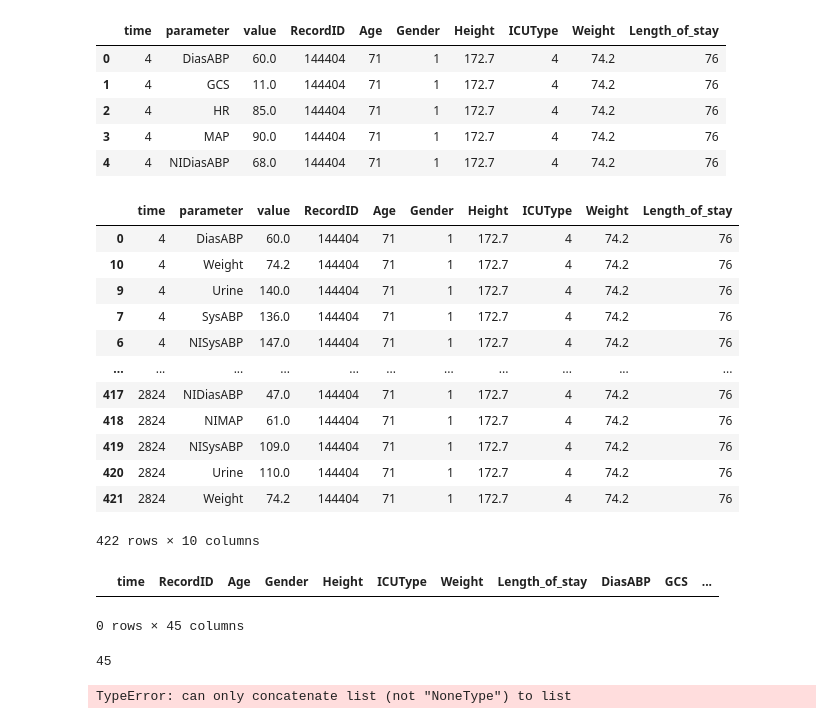
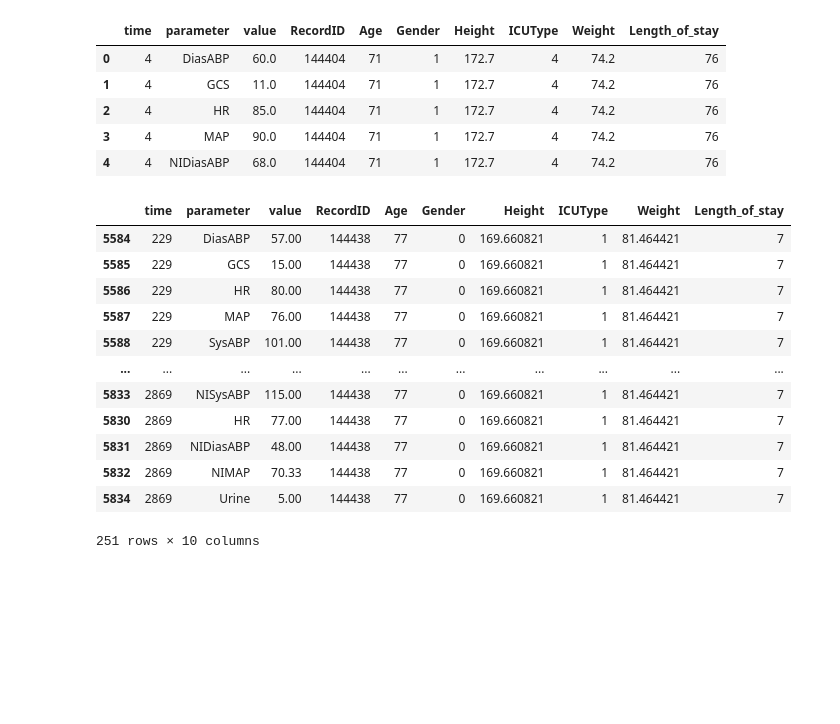
Before and after one commit to shashankvmaiya/ICU-Length-Of-Stay-Estimation, a Jupyter notebook: los_prediction.ipynb, the cells around one changed output. Cells and saved outputs as stored; diff of their text form; code cells hidden in the pictures; blank space fills up the shorter version.

```diff
--- a/los_prediction.ipynb
+++ b/los_prediction.ipynb
@@ -357,21 +357,21 @@ df2.head()
 | 3 | 4 | MAP | 90.0 | 144404 | 71 | 1 | 172.7 | 4 | 74.2 | 76 |
 | 4 | 4 | NIDiasABP | 68.0 | 144404 | 71 | 1 | 172.7 | 4 | 74.2 | 76 |
 # %%
-df2[df2['RecordID']==144404].sort_values('time')
+df2[df2['RecordID']==144438].sort_values('time')
 # %% [output]
 |  | time | parameter | value | RecordID | Age | Gender | Height | ICUType | Weight | Length_of_stay |
-| 0 | 4 | DiasABP | 60.0 | 144404 | 71 | 1 | 172.7 | 4 | 74.2 | 76 |
-| 10 | 4 | Weight | 74.2 | 144404 | 71 | 1 | 172.7 | 4 | 74.2 | 76 |
-| 9 | 4 | Urine | 140.0 | 144404 | 71 | 1 | 172.7 | 4 | 74.2 | 76 |
-| 7 | 4 | SysABP | 136.0 | 144404 | 71 | 1 | 172.7 | 4 | 74.2 | 76 |
-| 6 | 4 | NISysABP | 147.0 | 144404 | 71 | 1 | 172.7 | 4 | 74.2 | 76 |
+| 5584 | 229 | DiasABP | 57.00 | 144438 | 77 | 0 | 169.660821 | 1 | 81.464421 | 7 |
+| 5585 | 229 | GCS | 15.00 | 144438 | 77 | 0 | 169.660821 | 1 | 81.464421 | 7 |
+| 5586 | 229 | HR | 80.00 | 144438 | 77 | 0 | 169.660821 | 1 | 81.464421 | 7 |
+| 5587 | 229 | MAP | 76.00 | 144438 | 77 | 0 | 169.660821 | 1 | 81.464421 | 7 |
+| 5588 | 229 | SysABP | 101.00 | 144438 | 77 | 0 | 169.660821 | 1 | 81.464421 | 7 |
 | ... | ... | ... | ... | ... | ... | ... | ... | ... | ... | ... |
-| 417 | 2824 | NIDiasABP | 47.0 | 144404 | 71 | 1 | 172.7 | 4 | 74.2 | 76 |
-| 418 | 2824 | NIMAP | 61.0 | 144404 | 71 | 1 | 172.7 | 4 | 74.2 | 76 |
-| 419 | 2824 | NISysABP | 109.0 | 144404 | 71 | 1 | 172.7 | 4 | 74.2 | 76 |
-| 420 | 2824 | Urine | 110.0 | 144404 | 71 | 1 | 172.7 | 4 | 74.2 | 76 |
-| 421 | 2824 | Weight | 74.2 | 144404 | 71 | 1 | 172.7 | 4 | 74.2 | 76 |
+| 5833 | 2869 | NISysABP | 115.00 | 144438 | 77 | 0 | 169.660821 | 1 | 81.464421 | 7 |
+| 5830 | 2869 | HR | 77.00 | 144438 | 77 | 0 | 169.660821 | 1 | 81.464421 | 7 |
+| 5831 | 2869 | NIDiasABP | 48.00 | 144438 | 77 | 0 | 169.660821 | 1 | 81.464421 | 7 |
+| 5832 | 2869 | NIMAP | 70.33 | 144438 | 77 | 0 | 169.660821 | 1 | 81.464421 | 7 |
+| 5834 | 2869 | Urine | 5.00 | 144438 | 77 | 0 | 169.660821 | 1 | 81.464421 | 7 |
-422 rows × 10 columns
+251 rows × 10 columns
 # %%
 ids = df2.RecordID.unique()
 # %%
@@ -381,23 +381,19 @@ static_cols = ['RecordID', 'Age', 'Gender', 'Height', 'ICUType', 'Weight', 'Leng
 cols = ['time'] + static_cols + list(parameter)
 for i in ids:
     df_id = df2[df2['RecordID']==i].sort_values('time')
-    static_values = df_id.iloc[0, 1:len(static_cols)]
-    r_init = [0] + static_values + ['']*(len(cols)-len(static_cols))
+    first_id = df_id.iloc[0, :]
+    r_init = {}
+    r_init['time'] = 0
+    for c in static_cols:
+        r_init[c] = first_id[c]
     record_list.append(r_init)
-    for row in df2.itertuples():
-        record = [row['time']] + static_values + row
-        records.append(record)
-
-data = pd.DataFrame(records, columns=cols)
+    for row in df_id.itertuples():
+        record = r_init.copy()
+        record['time'] = row.time
+        record[row.parameter] = row.value
+        days = row.time//24
+        # Update length of stay relative to when the test was given
+        record['Length_of_stay'] = row.Length_of_stay - days
+        record_list.append(record)
+        # Carry over previous test results
+        r_init = record
-# %% [output]
-|  | time | RecordID | Age | Gender | Height | ICUType | Weight | Length_of_stay | DiasABP | GCS | ... |
-0 rows × 45 columns
-# %%
-len(cols)
-# %% [output]
-45
-# %%
-static_cols = ['RecordID', 'Age', 'Gender', 'Height', 'ICUType', 'Weight', 'Length_of_stay']
-cols = ['time'] + static_cols + list(parameter).remove('Weight')
-# %% [output]
-TypeError: can only concatenate list (not "NoneType") to list
```
Also changed, not shown: parts of 4 cells of this notebook.
